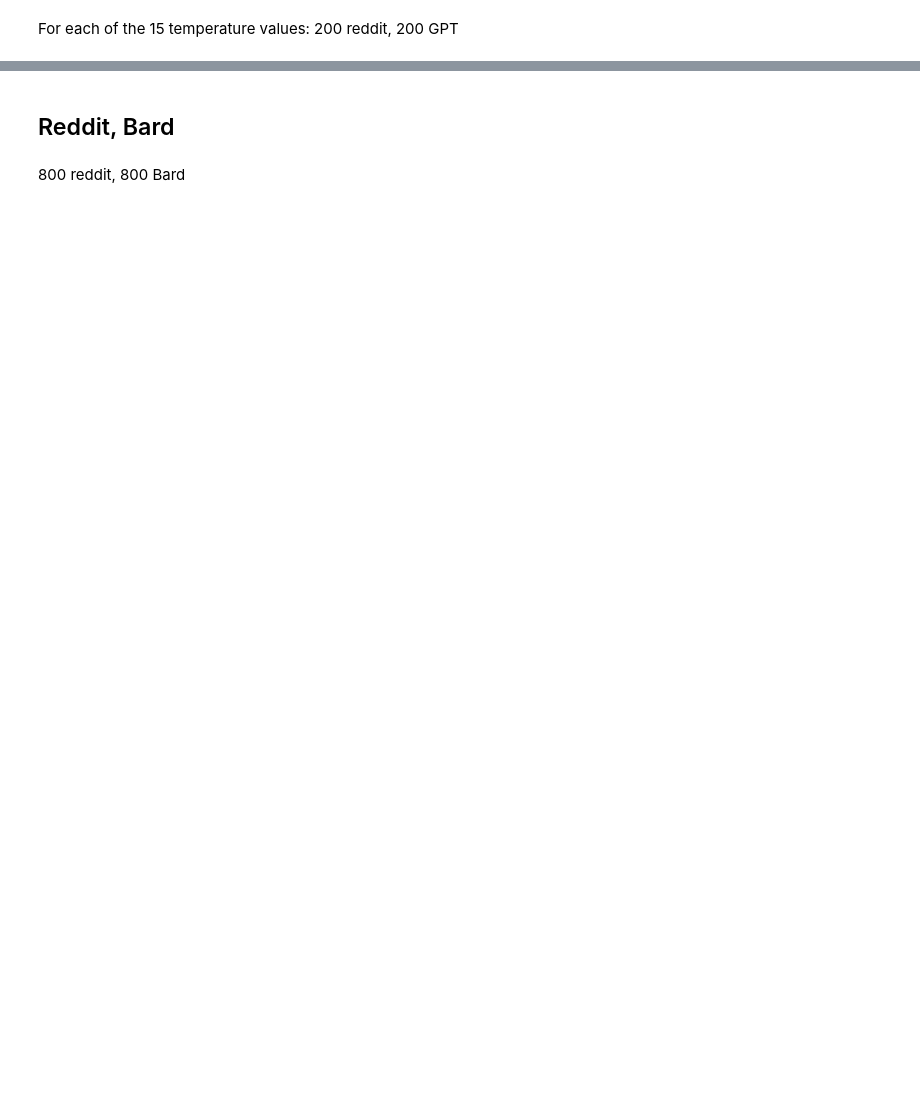
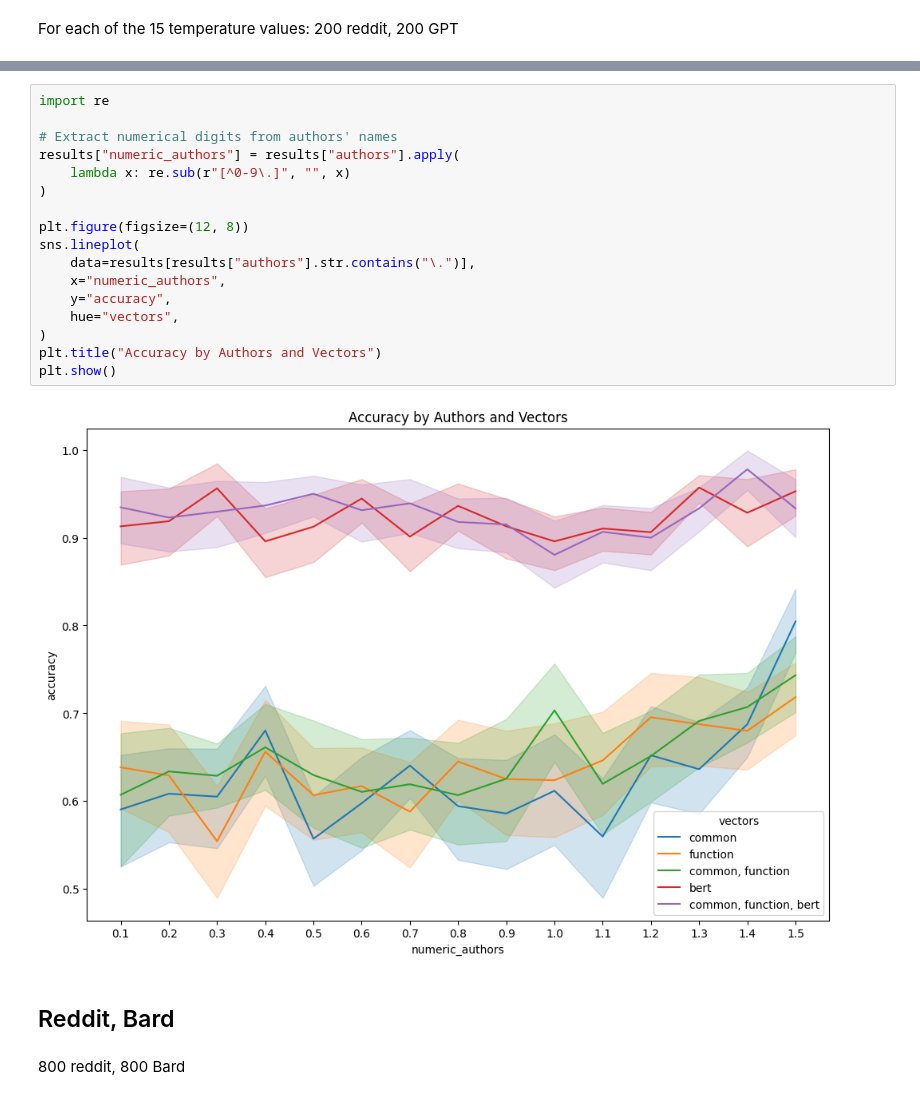
Before and after one commit to harrison-f-stropkay/llm-style, a Jupyter notebook: classification.ipynb, the cells around one changed output, grey strips where cells are left out. Cells and saved outputs as stored; diff of their text form; blank space fills up the shorter version.

```diff
--- a/classification.ipynb
+++ b/classification.ipynb
@@ -231,3 +212,22 @@ plt.show()
+# %%
+import re
+
+# Extract numerical digits from authors' names
+results["numeric_authors"] = results["authors"].apply(
+    lambda x: re.sub(r"[^0-9\.]", "", x)
+)
+
+plt.figure(figsize=(12, 8))
+sns.lineplot(
+    data=results[results["authors"].str.contains("\.")],
+    x="numeric_authors",
+    y="accuracy",
+    hue="vectors",
+)
+plt.title("Accuracy by Authors and Vectors")
+plt.show()
+# %% [output]
+[figure, added]
 # %% [markdown]
 ## Reddit, Bard
 # %% [markdown]
```
Also changed, not shown: parts of 28 cells of this notebook, 2 other files.
